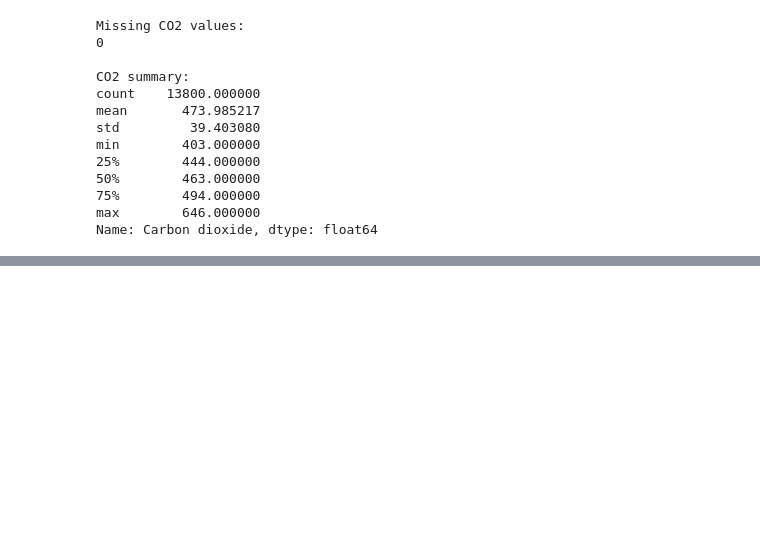
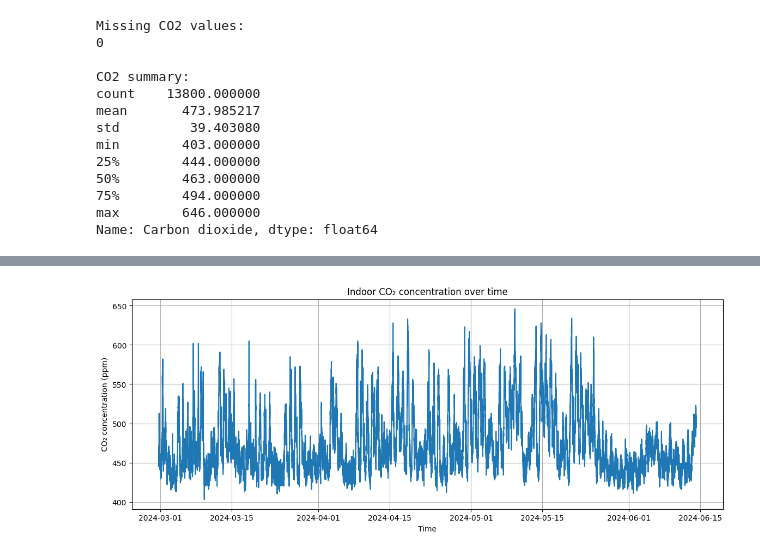
Before and after one commit to erica-teoh/MMA3001-CO2-Reconstruction, a Jupyter notebook: MMA3001_CO2_Reconstruction.ipynb, the cells around one changed output, grey strips where cells are left out. Saved outputs shown, nothing was run; the diff lists cells and outputs as text; code cells hidden in the pictures; blank space fills up the shorter version.

Commit message:
Stage 2: exploratory analysis of CO2 time series and sampling behaviour

```diff
--- a/MMA3001_CO2_Reconstruction.ipynb
+++ b/MMA3001_CO2_Reconstruction.ipynb
@@ -223,0 +252,14 @@ Name: Carbon dioxide, dtype: float64
+# %%
+import matplotlib.pyplot as plt
+
+plt.figure(figsize=(14, 5))
+plt.plot(clean_df["timestamp"], clean_df["Carbon dioxide"])
+
+plt.xlabel("Time")
+plt.ylabel("CO₂ concentration (ppm)")
+plt.title("Indoor CO₂ concentration over time")
+
+plt.grid(True)
+plt.show()
+# %% [output]
+[figure, added]
```
Also changed, not shown: parts of 7 cells of this notebook.
